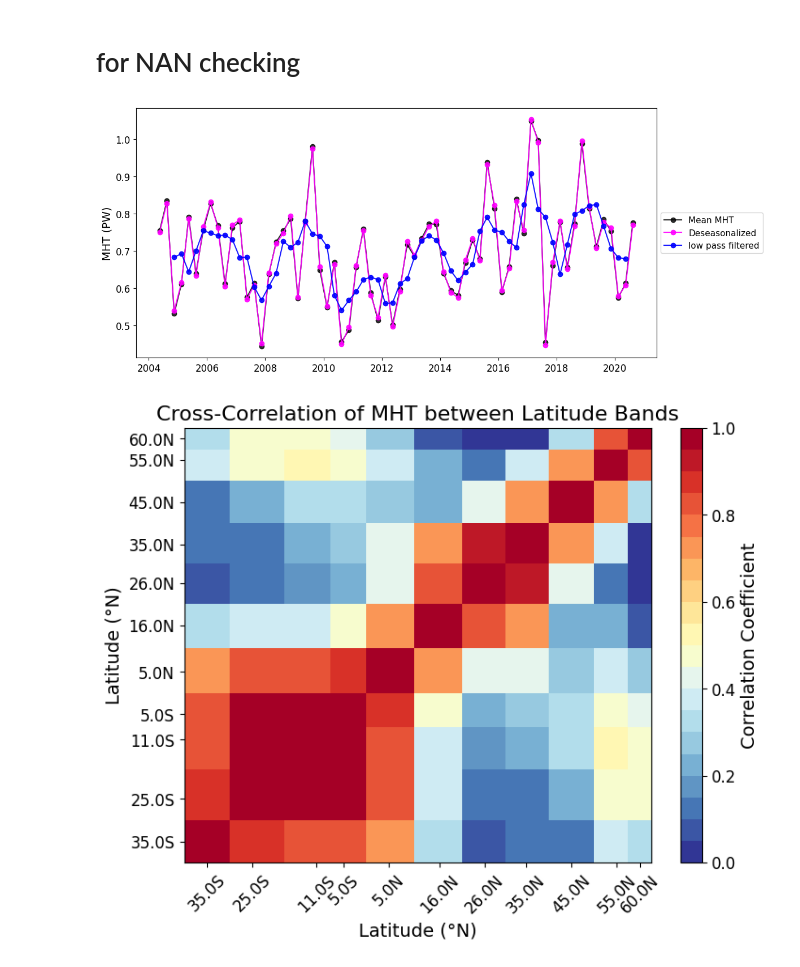
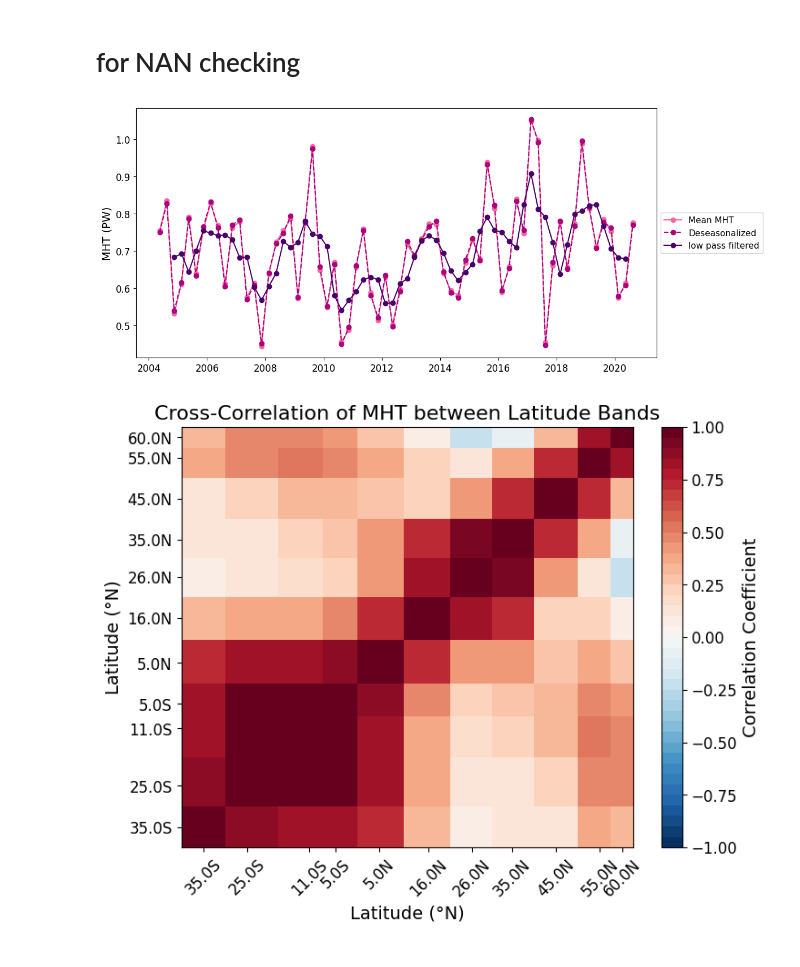
Before and after one commit to lea-dietz/masterthesis, a Jupyter notebook: coding/calafat_coherence.ipynb, the cells around one changed output. Drawn from its saved outputs; the diff is of its cells as text; code cells hidden in the pictures.

```diff
--- a/coding/calafat_coherence.ipynb
+++ b/coding/calafat_coherence.ipynb
@@ -109,27 +113,44 @@ mht_mean_lat = mht_mean.mean(dim="lat")
 mht_deseasonalized_lat = mht_deseasonalized.mean(dim="lat")
 mht_smooth_lat = mht_smooth.mean(dim="lat")
 
+
+cmap = mcolors.LinearSegmentedColormap.from_list(
+    'BrBG_continuous', cb.sequential.RdPu_9.mpl_colors
+)
+
+colors = cmap(np.linspace(0.5, 1, 3))
+
 fig, ax = plt.subplots(figsize=(12, 5))
 
-ax.plot(mht_mean_lat.TIME, mht_mean_lat, label="Mean MHT", color='black', marker='o', linestyle='-', alpha=0.8)
-ax.plot(mht_deseasonalized_lat.TIME, mht_deseasonalized_lat, label="Deseasonalized", color='magenta', marker='o', linestyle='-', alpha=0.9)
-ax.plot(mht_smooth_lat.TIME, mht_smooth_lat, label="low pass filtered", color="blue",  marker='o', linestyle='-', alpha=0.9)
+ax.plot(mht_mean_lat.TIME, mht_mean_lat, label="Mean MHT", color=colors[0], marker='o', linestyle='-', alpha=1)
+ax.plot(mht_deseasonalized_lat.TIME, mht_deseasonalized_lat, label="Deseasonalized", color=colors[1], marker='o', linestyle='--', alpha=1)
+ax.plot(mht_smooth_lat.TIME, mht_smooth_lat, label="low pass filtered", color=colors[-1],  marker='o', linestyle='-', alpha=1)
 # ax.set_title("MHT timeseries at 5 latitudes")
 ax.set_ylabel("MHT (PW)")
 ax.legend(loc='center left', bbox_to_anchor=(1, 0.5))
+plt.savefig("figures/timeseries/MHT_timeseries.png", dpi=300, bbox_inches='tight')
 plt.tight_layout()
 # %% [output]
-[figure, old version]
+[figure, new version]
 # %%
 ds = mht_smooth
 # %%
-cmap = plt.get_cmap("RdYlBu_r")
-# cmap = plt.get_cmap("viridis")
-# cmap = plt.cm.bwr
-colors = cmap(np.linspace(0, 1, 20))
-sliced_cmap = mcolors.ListedColormap(colors)
+
+# cmap = plt.cm.RdBu_r
+# cmap = cmo.cm.curl
+
+# cmap = mcolors.ListedColormap(cb.diverging.BrBG_20.mpl_colors)
+# colors = cmap(np.linspace(0, 1, 20))
+# sliced_cmap = mcolors.ListedColormap(colors)
+
+cmap = mcolors.LinearSegmentedColormap.from_list(
+    'BrBG_continuous', cb.diverging.RdBu_11_r.mpl_colors
+)
+
+colors = cmap(np.linspace(0, 1, 40))
+sliced_cmap_corr = mcolors.ListedColormap(colors)
 
 
-plot_crosscorr(ds, lats, lat_labels, cmap=sliced_cmap, savefig=True)
+plot_crosscorr(ds, lats, lat_labels, cmap=sliced_cmap_corr, savefig=True)
 # %% [output]
-[figure, old version]
+[figure, new version]
```
Also changed, not shown: parts of 13 cells of this notebook, 24 other files.
